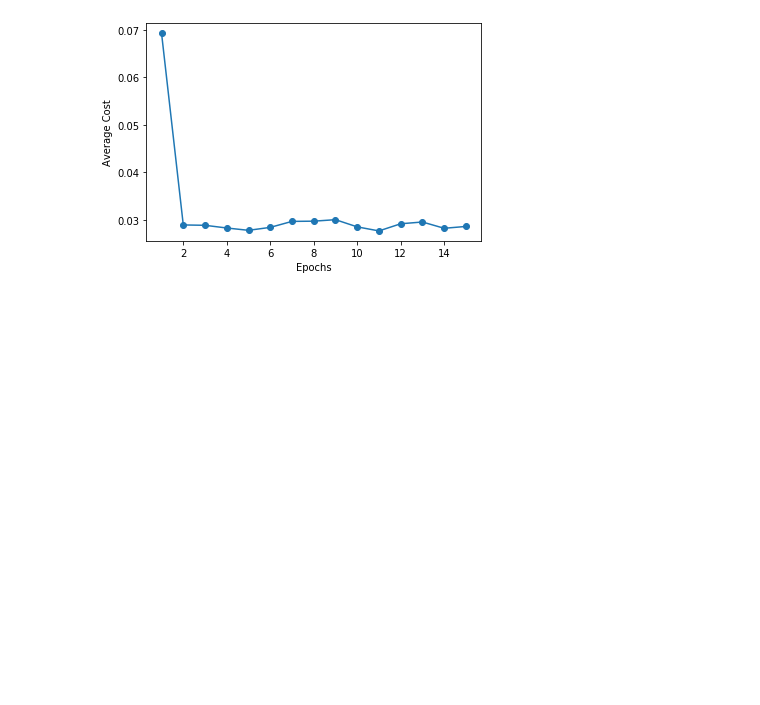
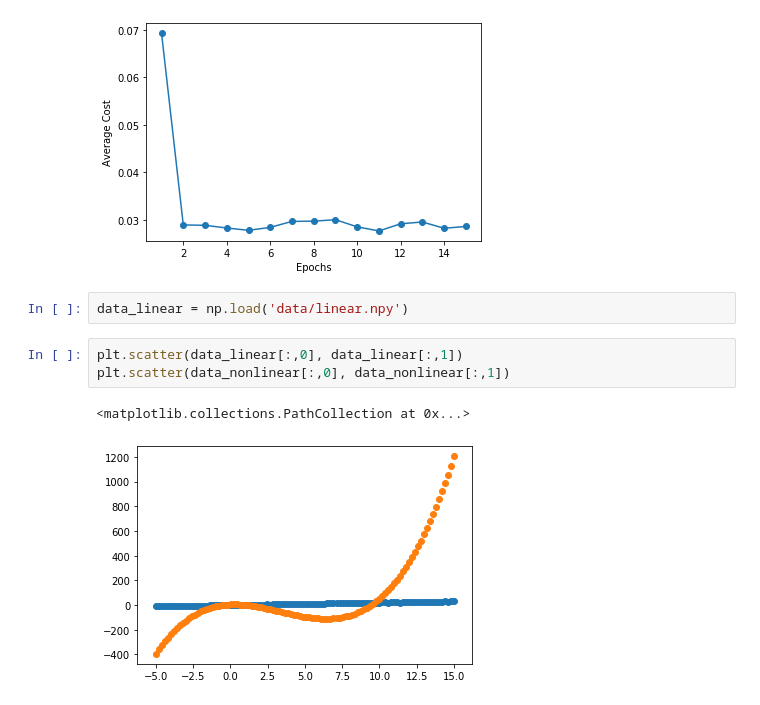
Before and after one commit to JimGerth/desy-ml-python, a Jupyter notebook: Untitled.ipynb, the cells around one changed output. Saved outputs shown, nothing was run; the diff lists cells and outputs as text; blank space fills up the shorter version.

Commit message:
loaded and plotted the previously added data

```diff
--- a/Untitled.ipynb
+++ b/Untitled.ipynb
@@ -141,3 +141,11 @@ plt.ylabel('Average Cost')
 # %% [output]
 Text(0, 0.5, 'Average Cost')
 [figure]
+# %%
+data_linear = np.load('data/linear.npy')
+# %%
+plt.scatter(data_linear[:,0], data_linear[:,1])
+plt.scatter(data_nonlinear[:,0], data_nonlinear[:,1])
+# %% [output]
+<matplotlib.collections.PathCollection at 0x...>
+[figure, added]
```
